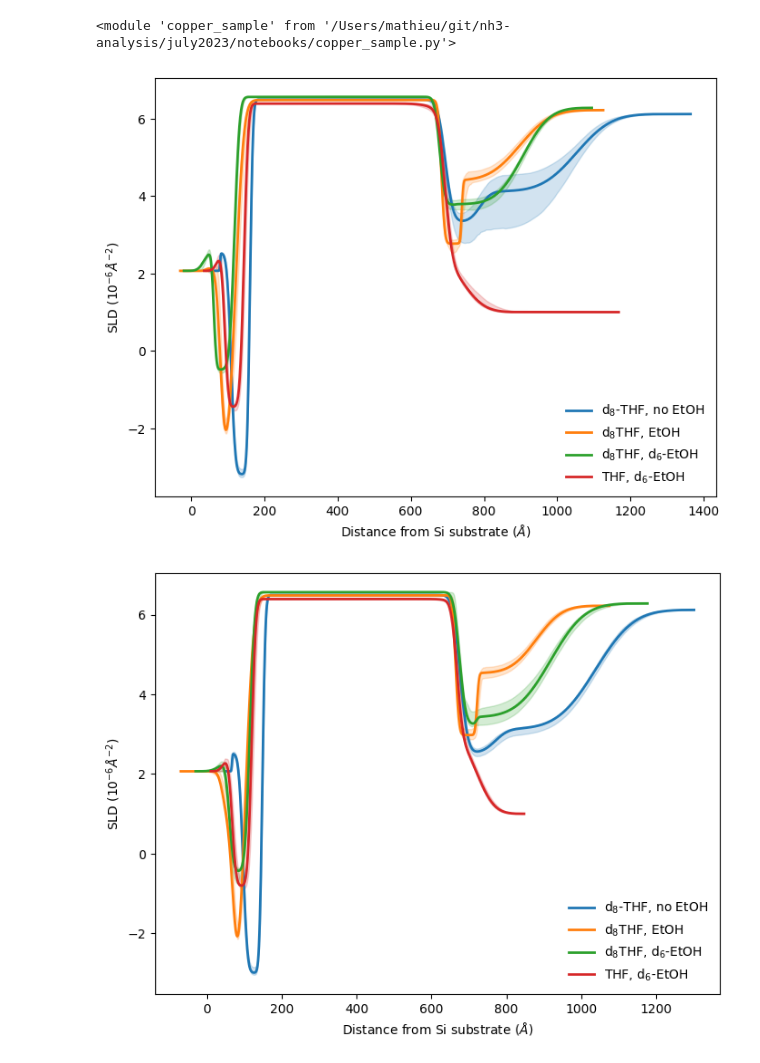
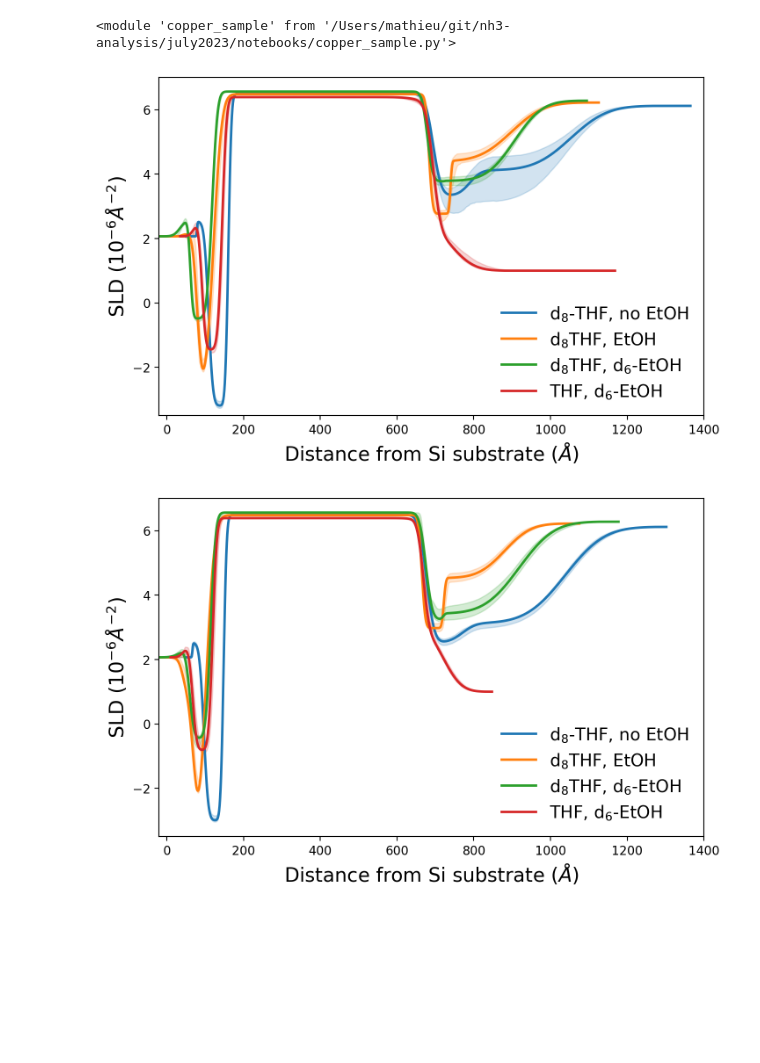
Before and after one commit to mdoucet/nh3-analysis, a Jupyter notebook: july2023/notebooks/Figure-3.ipynb, the cells around one changed output. Drawn from its saved outputs; the diff is of its cells as text; code cells hidden in the pictures; blank space fills up the shorter version.

Commit message:
update plots

```diff
--- a/july2023/notebooks/Figure-3.ipynb
+++ b/july2023/notebooks/Figure-3.ipynb
@@ -35,34 +35,37 @@ importlib.reload(cu)
 # %%
 data_list = ['201290-abs', 207282, 207169, 207202]
 expt = ['jan2023', 'july2023', 'july2023', 'july2023']
 labels = ['d$_8$-THF, no EtOH', 'd$_8$THF, EtOH', 'd$_8$THF, d$_6$-EtOH', 'THF, d$_6$-EtOH']
 z_offset = [50, -30, -20, 35]
 
-fig, axs = plt.subplots(1,1, dpi=100, figsize=(8,6), sharex=False)
+fig, axs = plt.subplots(1,1, dpi=200, figsize=(8,5), sharex=False)
 
 for i, run in enumerate(data_list):
     ocv_fit = os.path.join(git_dir, expt[i], 'data', 'results', 'REFL_%s.json' % run)
 
     with open(ocv_fit, 'r') as f:
         data = json.load(f)
         plt.plot(np.asarray(data['z'])+z_offset[i], data['sld'], markersize=4, label=labels[i], linewidth=2,)
         plt.fill_between(np.asarray(data['z'])+z_offset[i], data['sld_low'], data['sld_high'],
                          alpha=0.2, color=plt.gca().lines[-1].get_color())
 
 
-plt.gca().legend(frameon=False)
-plt.xlabel('Distance from Si substrate ($\AA$)')
-plt.ylabel('SLD ($10^{-6} \AA^{-2}$)')
+plt.xlim(-20, 1400)
+plt.ylim(-3.5, 7)
+
+plt.gca().legend(frameon=False, fontsize=14)
+plt.xlabel('Distance from Si substrate ($\AA$)', fontsize=16)
+plt.ylabel('SLD ($10^{-6} \AA^{-2}$)', fontsize=16)
 plt.savefig('deuteration-cycle1.png')
 # %% [output]
-[figure, old version]
+[figure, new version]
 # %%
 data_list = ['201298-abs', 207296, 207177, 207210]
 expt = ['jan2023', 'july2023', 'july2023', 'july2023']
 labels = ['d$_8$-THF, no EtOH', 'd$_8$THF, EtOH', 'd$_8$THF, d$_6$-EtOH', 'THF, d$_6$-EtOH']
 z_offset = [50, -70, -30, 10]
 
-fig, axs = plt.subplots(1,1, dpi=100, figsize=(8,6), sharex=False)
+fig, axs = plt.subplots(1,1, dpi=200, figsize=(8,5), sharex=False)
 
 for i, run in enumerate(data_list):
     ocv_fit = os.path.join(git_dir, expt[i], 'data', 'results', 'REFL_%s.json' % run)
@@ -74,12 +77,15 @@ for i, run in enumerate(data_list):
                          alpha=0.2, color=plt.gca().lines[-1].get_color())
 
 
-plt.gca().legend(frameon=False)
-plt.xlabel('Distance from Si substrate ($\AA$)')
-plt.ylabel('SLD ($10^{-6} \AA^{-2}$)')
+plt.xlim(-20, 1400)
+plt.ylim(-3.5, 7)
+
+plt.gca().legend(frameon=False, fontsize=14)
+plt.xlabel('Distance from Si substrate ($\AA$)', fontsize=16)
+plt.ylabel('SLD ($10^{-6} \AA^{-2}$)', fontsize=16)
 plt.savefig('deuteration-cycle2.png')
 # %% [output]
-[figure, old version]
+[figure, new version]
 # %%
 data_list = ['201306-abs', 207296, 207177, 207218]
 expt = ['jan2023', 'july2023', 'july2023', 'july2023']
```
Also changed, not shown: parts of 1 cell of this notebook, 3 other files.
